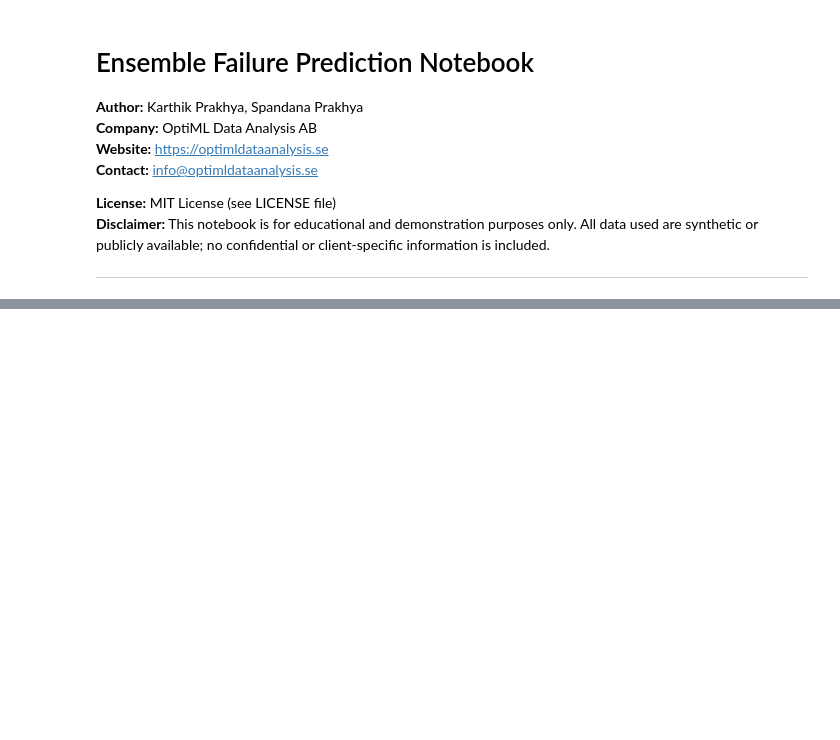
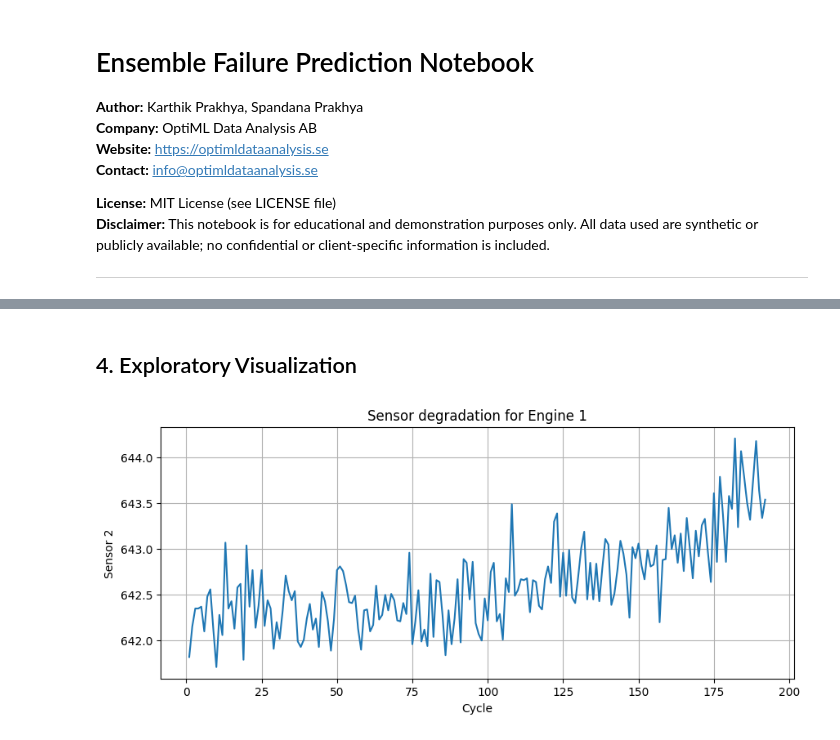
Before and after one commit to KarthikPrakhya/OptiML-Data-Analysis-AB-Notebooks, a Jupyter notebook: OptiML Data Analysis Jupyter Notebooks/ensemble_failure_prediction_notebook.ipynb, the cells around one changed output, grey strips where cells are left out. Cells and saved outputs as stored; diff of their text form; code cells hidden in the pictures; blank space fills up the shorter version.

```diff
--- a/OptiML Data Analysis Jupyter Notebooks/ensemble_failure_prediction_notebook.ipynb
+++ b/OptiML Data Analysis Jupyter Notebooks/ensemble_failure_prediction_notebook.ipynb
@@ -489,0 +79,9 @@ This notebook shows how LSTM and LightGBM models for can be combined in a advant
+# %%
+
+path = kagglehub.dataset_download("behrad3d/nasa-cmaps")
+train_file = path + "/CMaps/train_FD001.txt"
+cols = ['unit','cycle'] + [f'op_{i}' for i in range(1,4)] + [f'sensor_{i}' for i in range(1,22)]
+df = pd.read_csv(train_file, sep=' ', header=None)
+df = df.iloc[:, :len(cols)]
+df.columns = cols
+df.head()
@@ -489,0 +106,8 @@ This notebook shows how LSTM and LightGBM models for can be combined in a advant
+# %%
+max_cycles = df.groupby('unit')['cycle'].max()
+df['RUL'] = df.apply(lambda r: max_cycles[r['unit']] - r['cycle'], axis=1)
+
+H = 30  # horizon
+df['label'] = (df['RUL'] <= H).astype(int)
+
+df[['unit','cycle','RUL','label']].head()
@@ -489,0 +121,16 @@ This notebook shows how LSTM and LightGBM models for can be combined in a advant
+# %% [markdown]
+
+## 4. Exploratory Visualization
+# %%
+
+# Sensor degradation example
+unit_id = 1
+plt.figure(figsize=(10,4))
+plt.plot(df[df.unit==unit_id]['cycle'], df[df.unit==unit_id]['sensor_2'])
+plt.xlabel('Cycle')
+plt.ylabel('Sensor 2')
+plt.title('Sensor degradation for Engine 1')
+plt.grid()
+plt.show()
+# %% [output]
+[figure, added]
```
Also changed, not shown: parts of 45 cells of this notebook.
